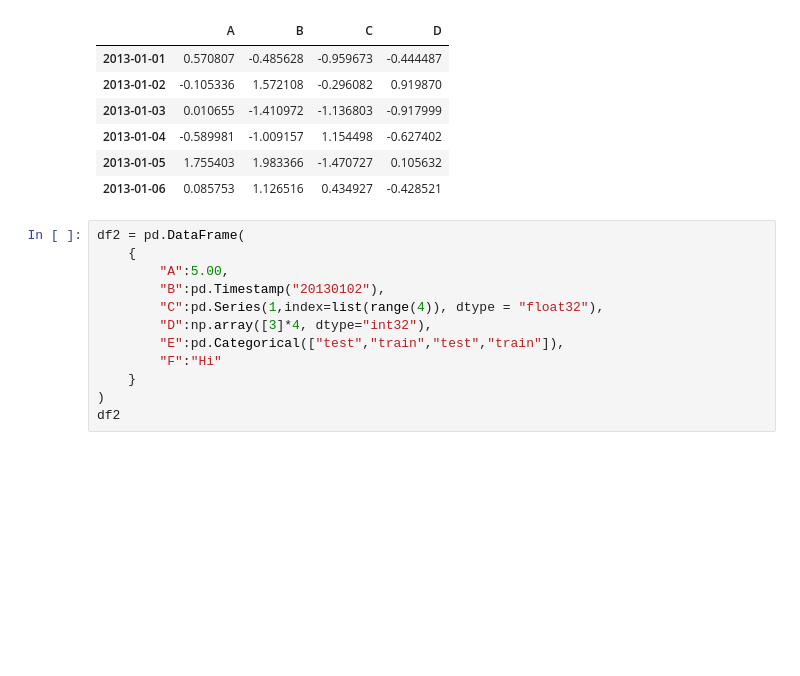
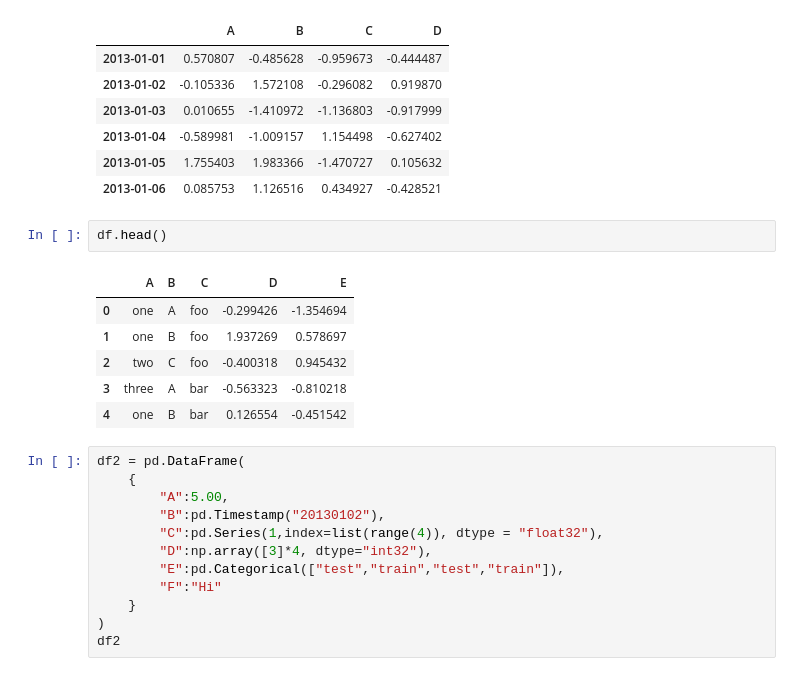
Before and after one commit to BimalGhimire38/PanDas_for_data_science_and_machine_learning, a Jupyter notebook: pandas_basic_part_05.ipynb, the cells around one changed output. Drawn from its saved outputs; the diff is of its cells as text; blank space fills up the shorter version.

```diff
--- a/pandas_basic_part_05.ipynb
+++ b/pandas_basic_part_05.ipynb
@@ -25,6 +25,15 @@ df
 | 2013-01-04 | -0.589981 | -1.009157 | 1.154498 | -0.627402 |
 | 2013-01-05 | 1.755403 | 1.983366 | -1.470727 | 0.105632 |
 | 2013-01-06 | 0.085753 | 1.126516 | 0.434927 | -0.428521 |
+# %%
+df.head()
+# %% [output]
+|  | A | B | C | D | E |
+| 0 | one | A | foo | -0.299426 | -1.354694 |
+| 1 | one | B | foo | 1.937269 | 0.578697 |
+| 2 | two | C | foo | -0.400318 | 0.945432 |
+| 3 | three | A | bar | -0.563323 | -0.810218 |
+| 4 | one | B | bar | 0.126554 | -0.451542 |
 # %%
 df2 = pd.DataFrame(
     {
```
